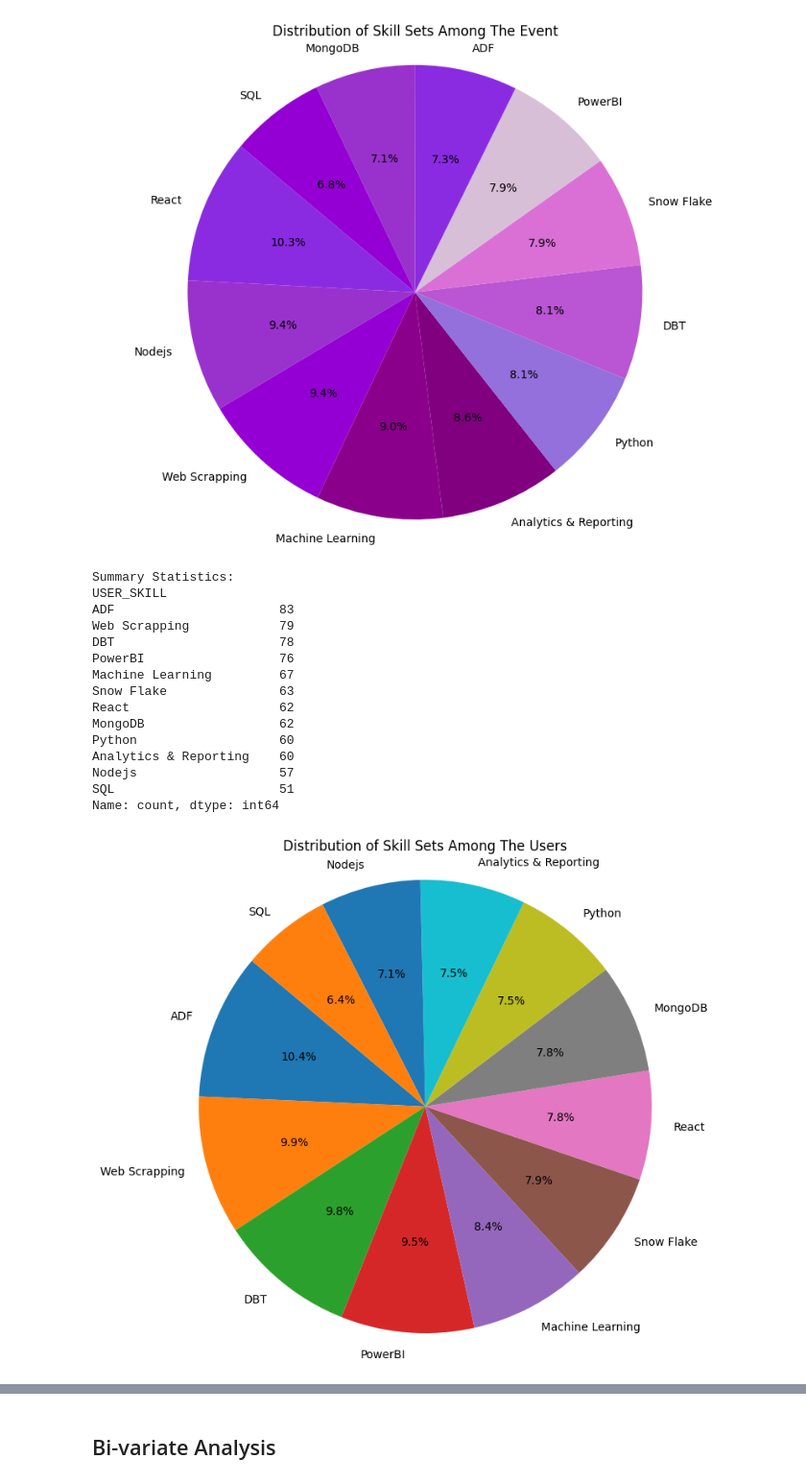
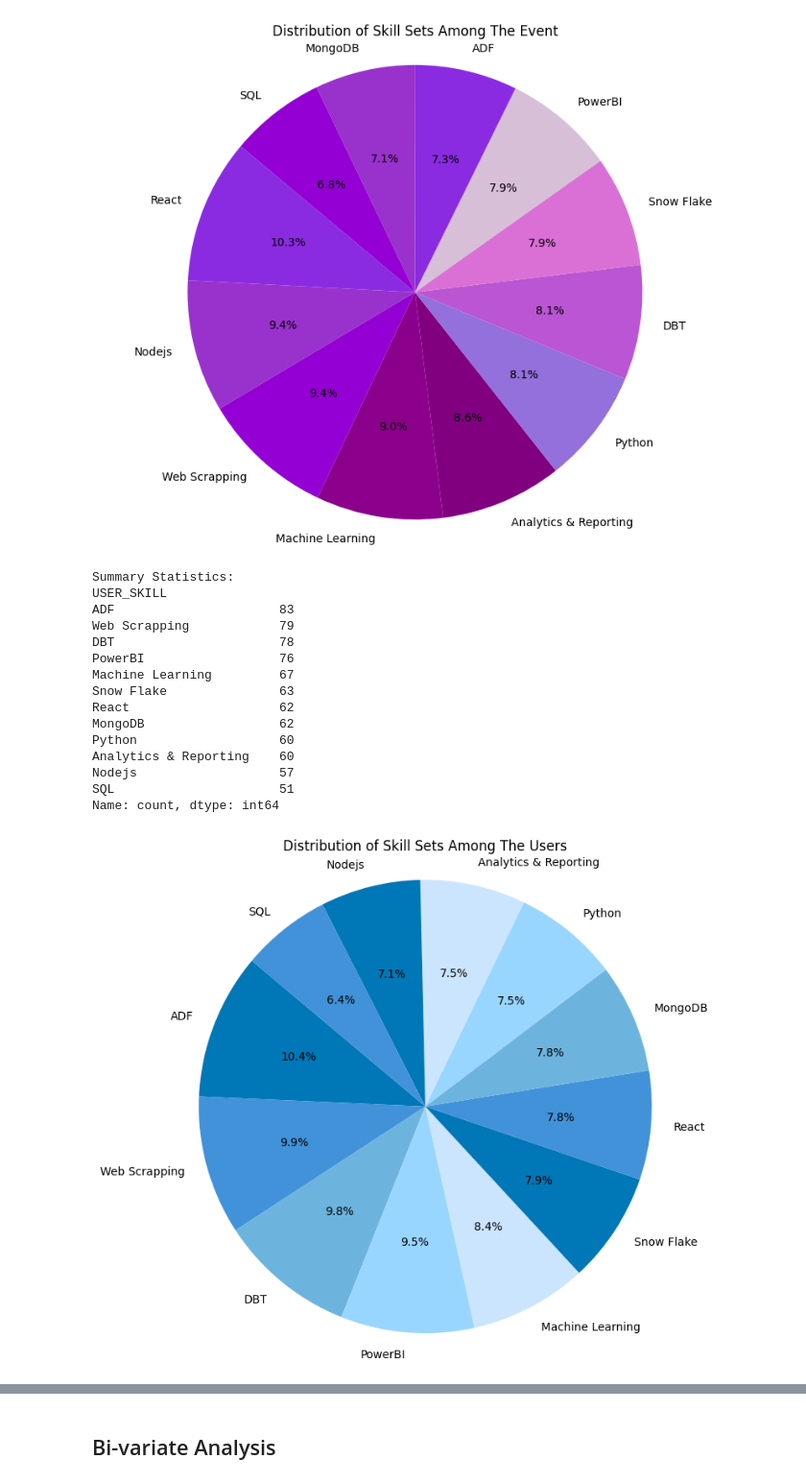
Before and after one commit to svaibhavcse/employeeLearningPlatform, a Jupyter notebook: datas/ML_EmployeeLearningPlatform.ipynb, the cells around one changed output, grey strips where cells are left out. Shown at 96% size. Drawn from its saved outputs; the diff is of its cells as text; code cells hidden in the pictures.

```diff
--- a/datas/ML_EmployeeLearningPlatform.ipynb
+++ b/datas/ML_EmployeeLearningPlatform.ipynb
@@ -111,35 +111,37 @@ SQL                      54
 Name: count, dtype: int64
 [figure]
 # %%
+ocean_blue_shades = ['#0077B6', '#4192D9', '#6CB4DE', '#99D6FF', '#CCE5FF']
+
 # 1. Summary Statistics
 summary_stats = df['USER_SKILL'].value_counts()
 print("Summary Statistics:")
 print(summary_stats)
 print()
 
 # 2. Visualizations
 plt.figure(figsize=(10, 8))
-plt.pie(summary_stats, labels=summary_stats.index, autopct='%1.1f%%', startangle=140)
+plt.pie(summary_stats, labels=summary_stats.index, autopct='%1.1f%%', startangle=140, colors=ocean_blue_shades)
 plt.title('Distribution of Skill Sets Among The Users')
 plt.axis('equal')  # Equal aspect ratio ensures that pie is drawn as a circle.
 plt.show()
 # %% [output]
 Summary Statistics:
 USER_SKILL
 ADF                      83
 Web Scrapping            79
 DBT                      78
 PowerBI                  76
 Machine Learning         67
 Snow Flake               63
 React                    62
 MongoDB                  62
 Python                   60
 Analytics & Reporting    60
 Nodejs                   57
 SQL                      51
 Name: count, dtype: int64
-[figure, old version]
+[figure, new version]
 # %%
 # Descriptive statistics
 print(df['EXPERIENCE'].describe())
```
Also changed, not shown: parts of 4 cells of this notebook.
